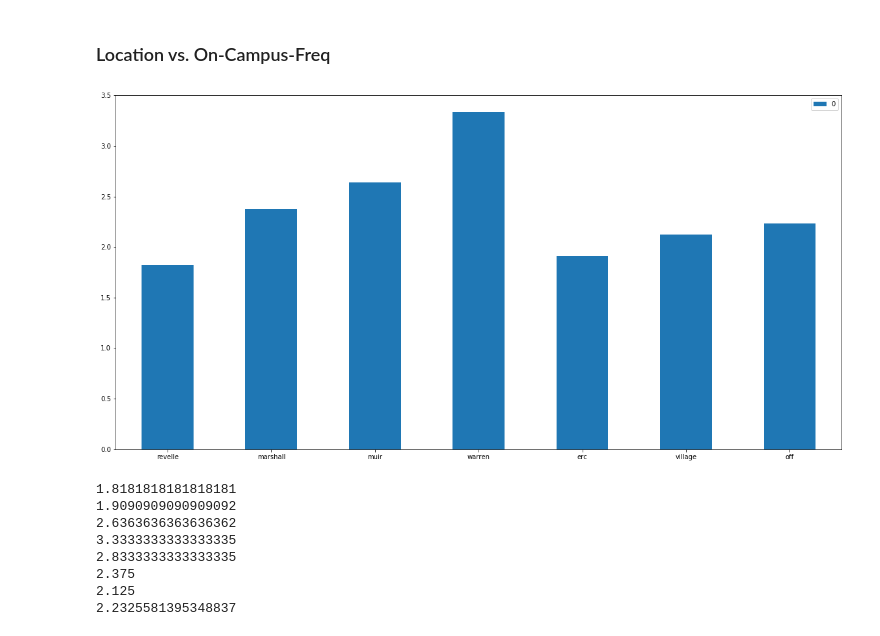
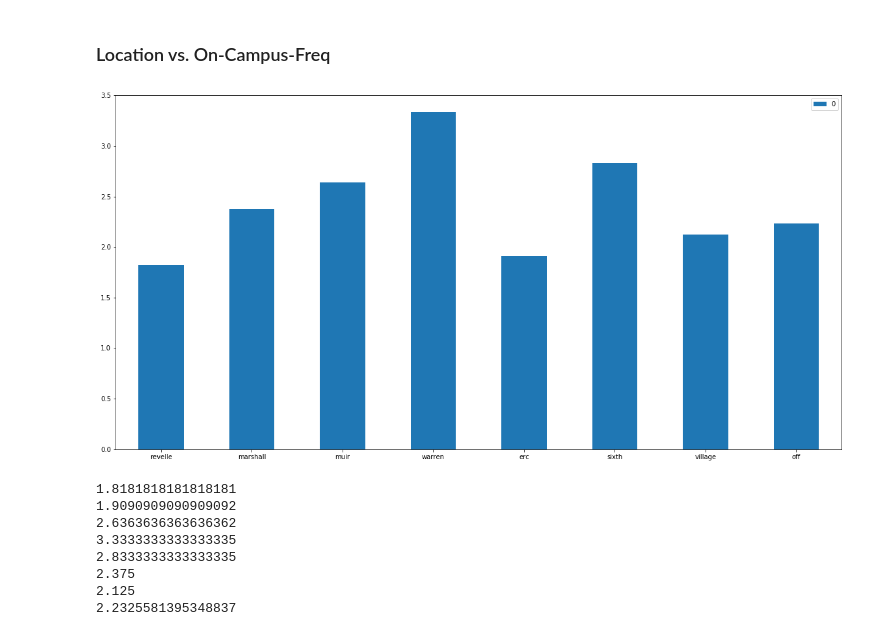
Before and after one commit to mirandago/cogs164_proximity, a Jupyter notebook: On campus visualizations.ipynb, the cells around one changed output. Cells and saved outputs as stored; diff of their text form; code cells hidden in the pictures.

Commit message:
i forgot sixth

```diff
--- a/On campus visualizations.ipynb
+++ b/On campus visualizations.ipynb
@@ -220,14 +220,14 @@ erc_freq = erc['on_campus_gym_freq'].mean()
 village_freq = village['on_campus_gym_freq'].mean()
 off_freq = off['on_campus_gym_freq'].mean()
 # %%
-location_on_freq = pd.DataFrame({revelle_freq, marshall_freq, muir_freq, warren_freq, erc_freq, village_freq, off_freq})
-labels = ('revelle', 'marshall', 'muir', 'warren', 'erc', 'village', 'off')
+location_on_freq = pd.DataFrame({revelle_freq, marshall_freq, muir_freq, warren_freq, erc_freq, sixth_freq, village_freq, off_freq})
+labels = ('revelle', 'marshall', 'muir', 'warren', 'erc', 'sixth', 'village', 'off')
 ax = location_on_freq.plot.bar(rot=0,figsize=(20,10))
 y_pos = np.arange(len(labels))
 plt.xticks(y_pos, labels)
 plt.show()
 # %% [output]
-[figure, old version]
+[figure, new version]
 # %%
 print(revelle_freq)
 print(marshall_freq)
```
Also changed, not shown: parts of 3 cells of this notebook.
